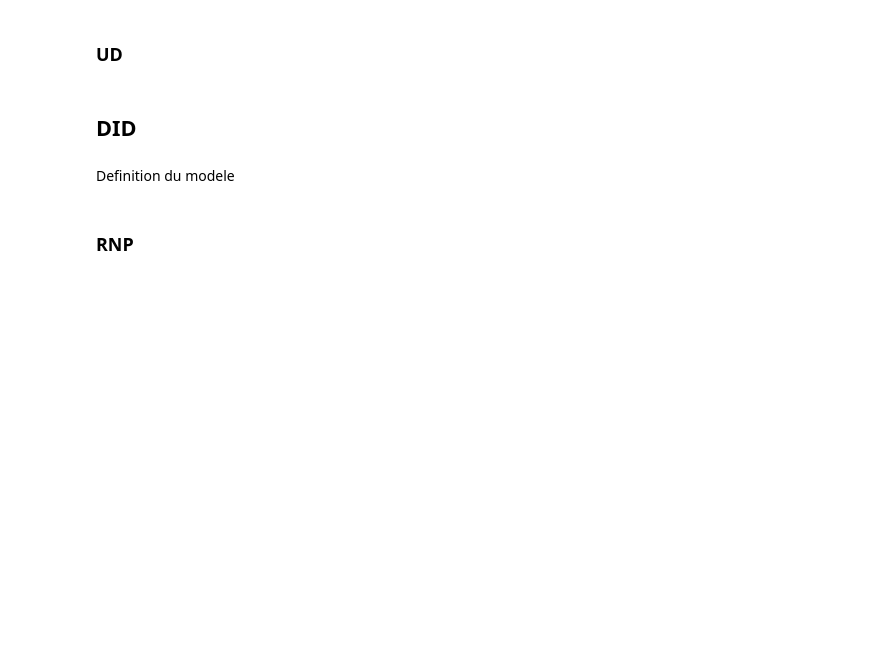
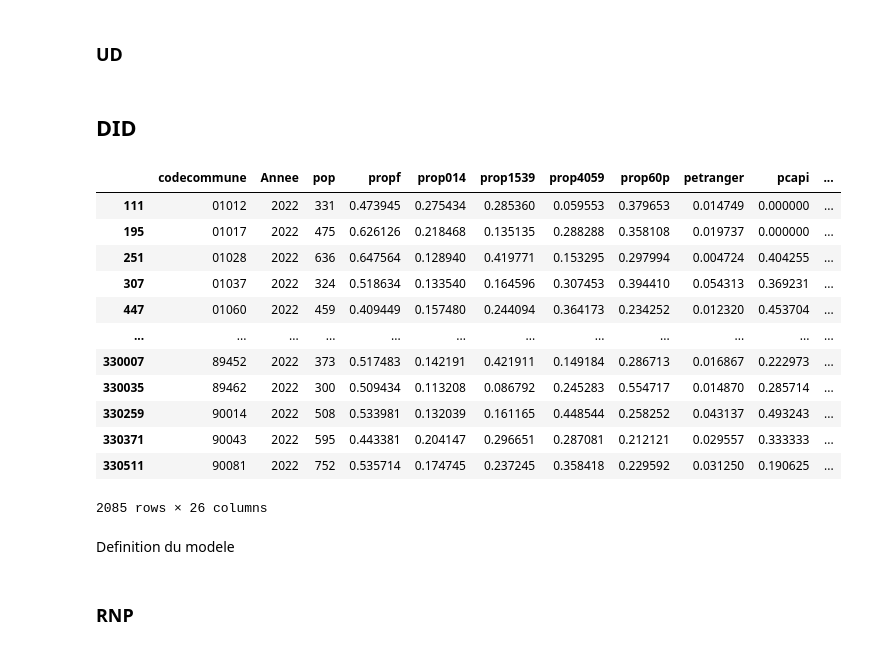
Before and after one commit to yczk9/STATAPP_V2, a Jupyter notebook: Notebooks/Partie Econometrie/Partie_2/staggered_did_social.ipynb, the cells around one changed output. Cells and saved outputs as stored; diff of their text form; code cells hidden in the pictures; blank space fills up the shorter version.

```diff
--- a/Notebooks/Partie Econometrie/Partie_2/staggered_did_social.ipynb
+++ b/Notebooks/Partie Econometrie/Partie_2/staggered_did_social.ipynb
@@ -66,6 +91,22 @@ df_ui = traitement(df_ui)
 df_ud = traitement(df_ud)
 # %% [markdown]
 ## DID
+# %%
+df_rnp[(df_rnp['traitement']==1)&(df_rnp['Annee']==2022)]
+# %% [output]
+|  | codecommune | Annee | pop | propf | prop014 | prop1539 | prop4059 | prop60p | petranger | pcapi | ... |
+| 111 | 01012 | 2022 | 331 | 0.473945 | 0.275434 | 0.285360 | 0.059553 | 0.379653 | 0.014749 | 0.000000 | ... |
+| 195 | 01017 | 2022 | 475 | 0.626126 | 0.218468 | 0.135135 | 0.288288 | 0.358108 | 0.019737 | 0.000000 | ... |
+| 251 | 01028 | 2022 | 636 | 0.647564 | 0.128940 | 0.419771 | 0.153295 | 0.297994 | 0.004724 | 0.404255 | ... |
+| 307 | 01037 | 2022 | 324 | 0.518634 | 0.133540 | 0.164596 | 0.307453 | 0.394410 | 0.054313 | 0.369231 | ... |
+| 447 | 01060 | 2022 | 459 | 0.409449 | 0.157480 | 0.244094 | 0.364173 | 0.234252 | 0.012320 | 0.453704 | ... |
+| ... | ... | ... | ... | ... | ... | ... | ... | ... | ... | ... | ... |
+| 330007 | 89452 | 2022 | 373 | 0.517483 | 0.142191 | 0.421911 | 0.149184 | 0.286713 | 0.016867 | 0.222973 | ... |
+| 330035 | 89462 | 2022 | 300 | 0.509434 | 0.113208 | 0.086792 | 0.245283 | 0.554717 | 0.014870 | 0.285714 | ... |
+| 330259 | 90014 | 2022 | 508 | 0.533981 | 0.132039 | 0.161165 | 0.448544 | 0.258252 | 0.043137 | 0.493243 | ... |
+| 330371 | 90043 | 2022 | 595 | 0.443381 | 0.204147 | 0.296651 | 0.287081 | 0.212121 | 0.029557 | 0.333333 | ... |
+| 330511 | 90081 | 2022 | 752 | 0.535714 | 0.174745 | 0.237245 | 0.358418 | 0.229592 | 0.031250 | 0.190625 | ... |
+2085 rows × 26 columns
 # %% [markdown]
 Definition du modele
 # %%
```
Also changed, not shown: parts of 12 cells of this notebook, 1 other file.
